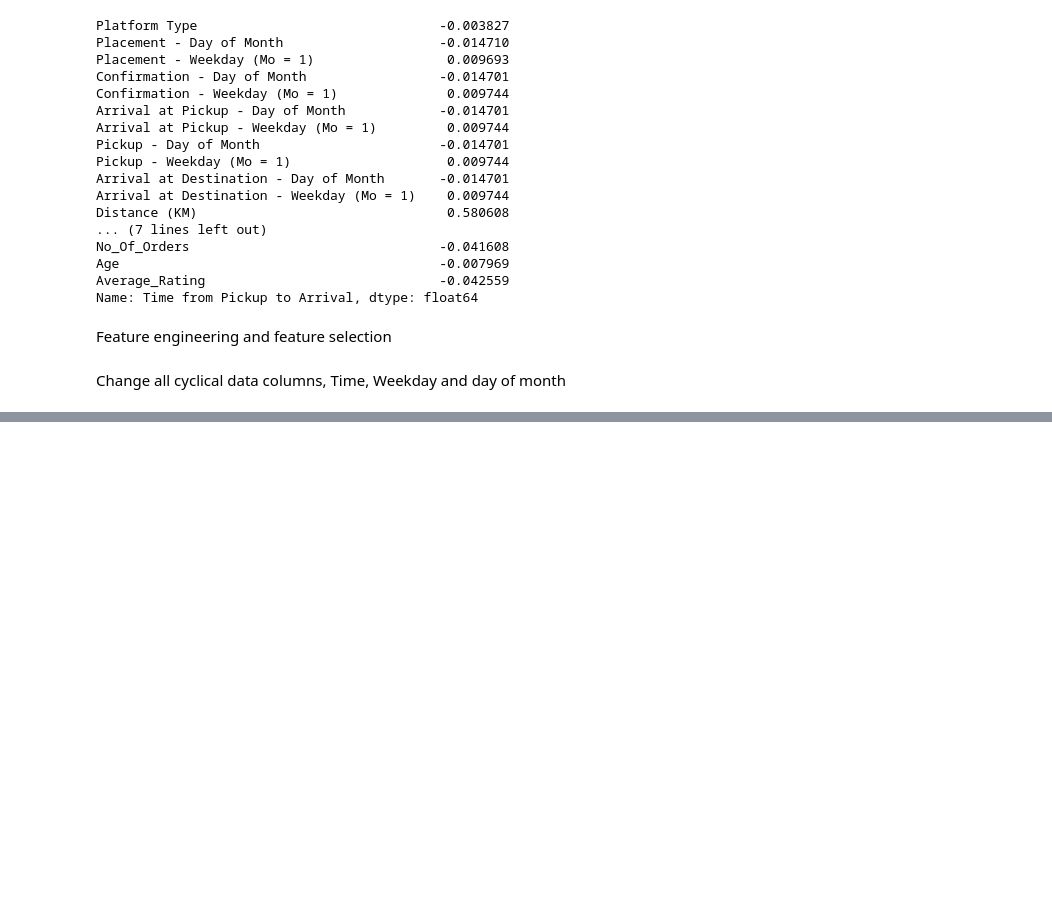
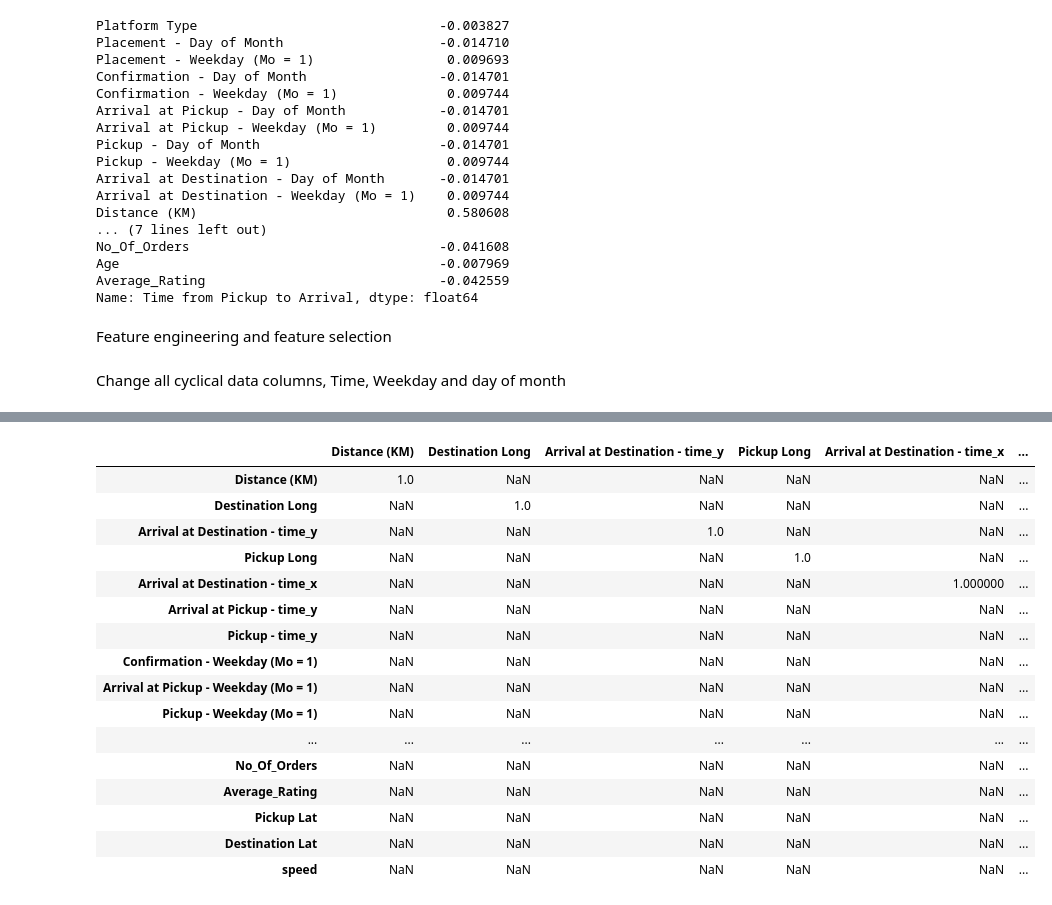
Before and after one commit to Valaska/Team_3_JHB, a Jupyter notebook: Regression_Model_Notebook.ipynb, the cells around one changed output, grey strips where cells are left out. Drawn from its saved outputs; the diff is of its cells as text; code cells hidden in the pictures; blank space fills up the shorter version.

```diff
--- a/Regression_Model_Notebook.ipynb
+++ b/Regression_Model_Notebook.ipynb
@@ -365,0 +398,17 @@ test_data.drop(['Arrival at Pickup - Time', 'Placement - Time', 'Confirmation -
+# %%
+corrs = train_data.corr()['Time from Pickup to Arrival'].sort_values(ascending=False)
+# %%
+from scipy.stats import pearsonr
+
+# Build a dictionary of correlation coefficients and p-values
+dict_cp = {}
+
+column_titles = [col for col in corrs.index if col!= 'Time from Pickup to Arrival']
+for col in column_titles:
+    p_val = round(pearsonr(train_data[col], train_data['Time from Pickup to Arrival'])[1],6)
+    dict_cp[col] = {'Correlation_Coefficient':corrs[col],
+                    'P_Value':p_val}
+
+df_cp = pd.DataFrame(dict_cp).T
+df_cp_sorted = df_cp.sort_values('P_Value')
+df_cp_sorted[df_cp_sorted['P_Value']<0.5]
@@ -365,0 +433,32 @@ test_data.drop(['Arrival at Pickup - Time', 'Placement - Time', 'Confirmation -
+# %%
+# The dependent variable remains the same:
+y_name = 'Time from Pickup to Arrival'
+y_data = train_data[y_name]  # y_name = 'Loan_Size'
+
+# Model building - Independent Variable (IV) DataFrame
+X_names = list(df_cp[df_cp['P_Value'] < 0.5].index)
+X_data = train_data[X_names]
+# %%
+# Create the correlation matrix
+corr = X_data.corr()
+
+# Find rows and columnd where correlation coefficients > 0.9 or <-0.9
+corr[np.abs(corr) > 0.9]
+# %% [output]
+|  | Distance (KM) | Destination Long | Arrival at Destination - time_y | Pickup Long | Arrival at Destination - time_x | ... |
+| Distance (KM) | 1.0 | NaN | NaN | NaN | NaN | ... |
+| Destination Long | NaN | 1.0 | NaN | NaN | NaN | ... |
+| Arrival at Destination - time_y | NaN | NaN | 1.0 | NaN | NaN | ... |
+| Pickup Long | NaN | NaN | NaN | 1.0 | NaN | ... |
+| Arrival at Destination - time_x | NaN | NaN | NaN | NaN | 1.000000 | ... |
+| Arrival at Pickup - time_y | NaN | NaN | NaN | NaN | NaN | ... |
+| Pickup - time_y | NaN | NaN | NaN | NaN | NaN | ... |
+| Confirmation - Weekday (Mo = 1) | NaN | NaN | NaN | NaN | NaN | ... |
+| Arrival at Pickup - Weekday (Mo = 1) | NaN | NaN | NaN | NaN | NaN | ... |
+| Pickup - Weekday (Mo = 1) | NaN | NaN | NaN | NaN | NaN | ... |
+| ... | ... | ... | ... | ... | ... | ... |
+| No_Of_Orders | NaN | NaN | NaN | NaN | NaN | ... |
+| Average_Rating | NaN | NaN | NaN | NaN | NaN | ... |
+| Pickup Lat | NaN | NaN | NaN | NaN | NaN | ... |
+| Destination Lat | NaN | NaN | NaN | NaN | NaN | ... |
+| speed | NaN | NaN | NaN | NaN | NaN | ... |
```
Also changed, not shown: parts of 4 cells of this notebook.
